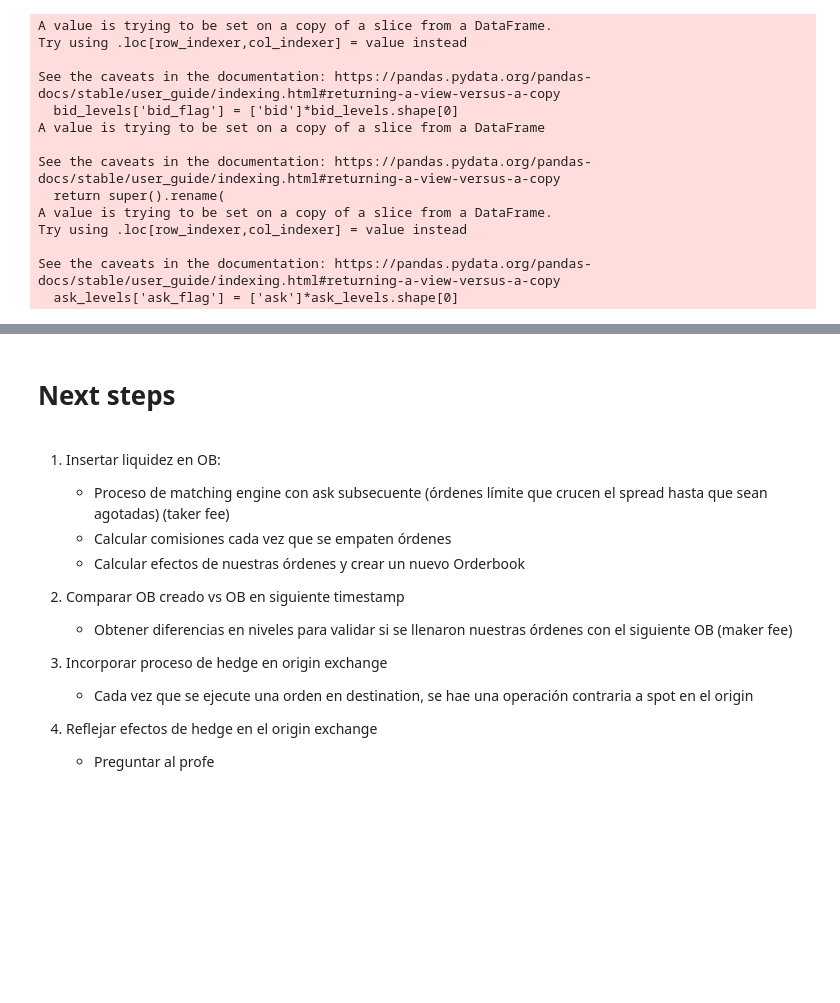
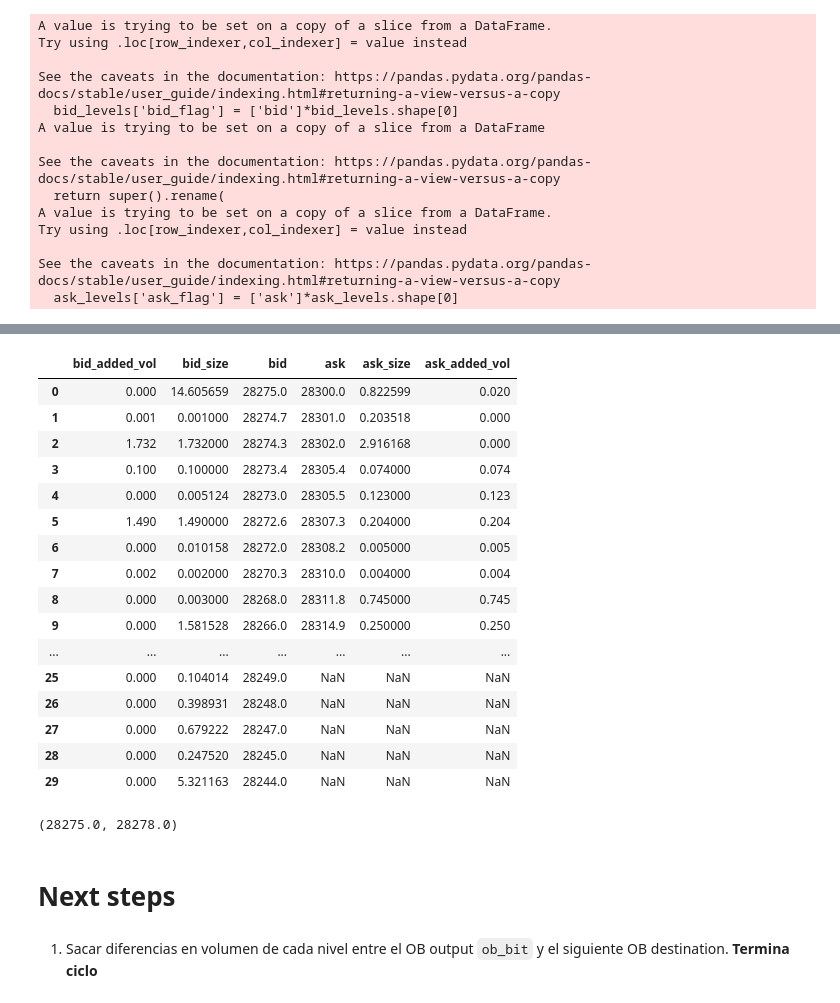
Before and after one commit to AndresLaresBarragan/MyST_XEMM, a Jupyter notebook: working_session.ipynb, the cells around one changed output, grey strips where cells are left out. Saved outputs shown, nothing was run; the diff lists cells and outputs as text; code cells hidden in the pictures; blank space fills up the shorter version.

Commit message:
added_vol registry on output OrderBook

```diff
--- a/working_session.ipynb
+++ b/working_session.ipynb
@@ -304,0 +319,8 @@ bit_ob = pd.concat([bit_bid, bit_ask], axis=1)
+# %%
+new_top = (ob_bit[list(ob_bit.keys())[1]].loc['0','bid'], ob_bit[list(ob_bit.keys())[1]].loc['0','ask'])
+# %%
+bids_to_drop = bit_ob[bit_ob['bid']>new_top[0]]
+asks_to_drop = bit_ob[bit_ob['ask']<new_top[1]]
+# %%
+bit_ob.drop(bids_to_drop.index, inplace=True)
+bit_ob.reset_index(drop=True, inplace=True)
@@ -305,26 +347,32 @@ bit_ob = pd.concat([bit_bid, bit_ask], axis=1)
+# %%
+bit_ob
+# %% [output]
+|  | bid_added_vol | bid_size | bid | ask | ask_size | ask_added_vol |
+| 0 | 0.000 | 14.605659 | 28275.0 | 28300.0 | 0.822599 | 0.020 |
+| 1 | 0.001 | 0.001000 | 28274.7 | 28301.0 | 0.203518 | 0.000 |
+| 2 | 1.732 | 1.732000 | 28274.3 | 28302.0 | 2.916168 | 0.000 |
+| 3 | 0.100 | 0.100000 | 28273.4 | 28305.4 | 0.074000 | 0.074 |
+| 4 | 0.000 | 0.005124 | 28273.0 | 28305.5 | 0.123000 | 0.123 |
+| 5 | 1.490 | 1.490000 | 28272.6 | 28307.3 | 0.204000 | 0.204 |
+| 6 | 0.000 | 0.010158 | 28272.0 | 28308.2 | 0.005000 | 0.005 |
+| 7 | 0.002 | 0.002000 | 28270.3 | 28310.0 | 0.004000 | 0.004 |
+| 8 | 0.000 | 0.003000 | 28268.0 | 28311.8 | 0.745000 | 0.745 |
+| 9 | 0.000 | 1.581528 | 28266.0 | 28314.9 | 0.250000 | 0.250 |
+| ... | ... | ... | ... | ... | ... | ... |
+| 25 | 0.000 | 0.104014 | 28249.0 | NaN | NaN | NaN |
+| 26 | 0.000 | 0.398931 | 28248.0 | NaN | NaN | NaN |
+| 27 | 0.000 | 0.679222 | 28247.0 | NaN | NaN | NaN |
+| 28 | 0.000 | 0.247520 | 28245.0 | NaN | NaN | NaN |
+| 29 | 0.000 | 5.321163 | 28244.0 | NaN | NaN | NaN |
+# %%
+new_top
+# %% [output]
+(28275.0, 28278.0)
 # %%
 krak_ask.reset_index(drop=True, inplace=True)
 krak_ob = pd.concat([krak_bid, krak_ask], axis=1)
 # %% [markdown]
 # Next steps
-# %% [markdown]
-1. Insertar liquidez en OB:
-
-    * Proceso de matching engine con ask subsecuente (órdenes límite que crucen el spread hasta que sean agotadas) (taker fee)
-    * Calcular comisiones cada vez que se empaten órdenes
-    * Calcular efectos de nuestras órdenes y crear un nuevo Orderbook
-
-
-2. Comparar OB creado vs OB en siguiente timestamp
-
-    * Obtener diferencias en niveles para validar si se llenaron nuestras órdenes con el siguiente OB (maker fee)
-
-
-3. Incorporar proceso de hedge en origin exchange
-
-    * Cada vez que se ejecute una orden en destination, se hae una operación contraria a spot en el origin
-
-
-4. Reflejar efectos de hedge en el origin exchange
-
-    * Preguntar al profe
+# %% [markdown]
+1. Sacar diferencias en volumen de cada nivel entre el OB output `ob_bit` y el siguiente OB destination.
+**Termina ciclo**
```
Also changed, not shown: parts of 15 cells of this notebook.
